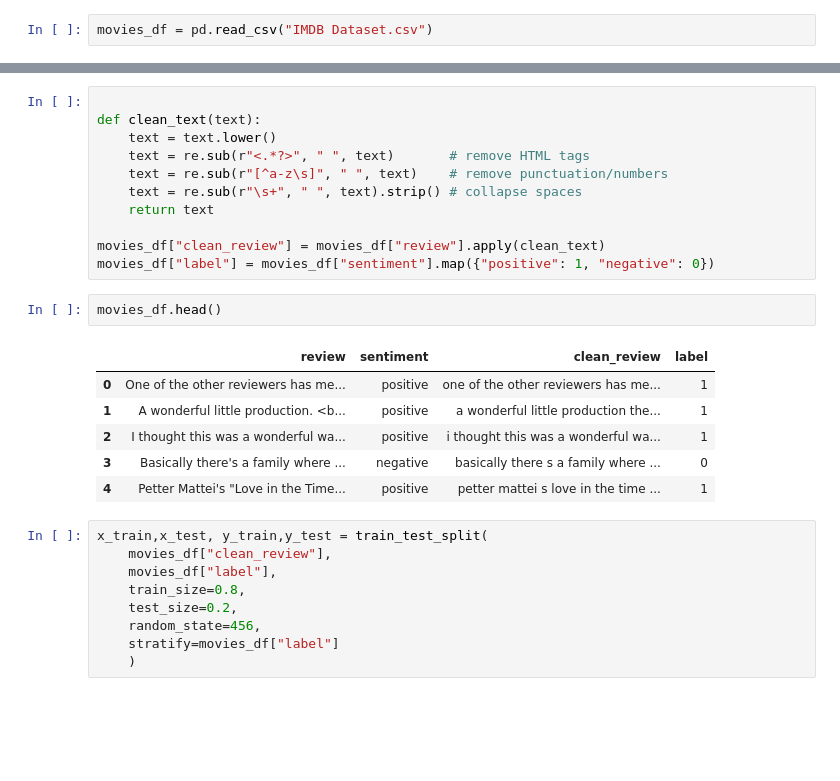
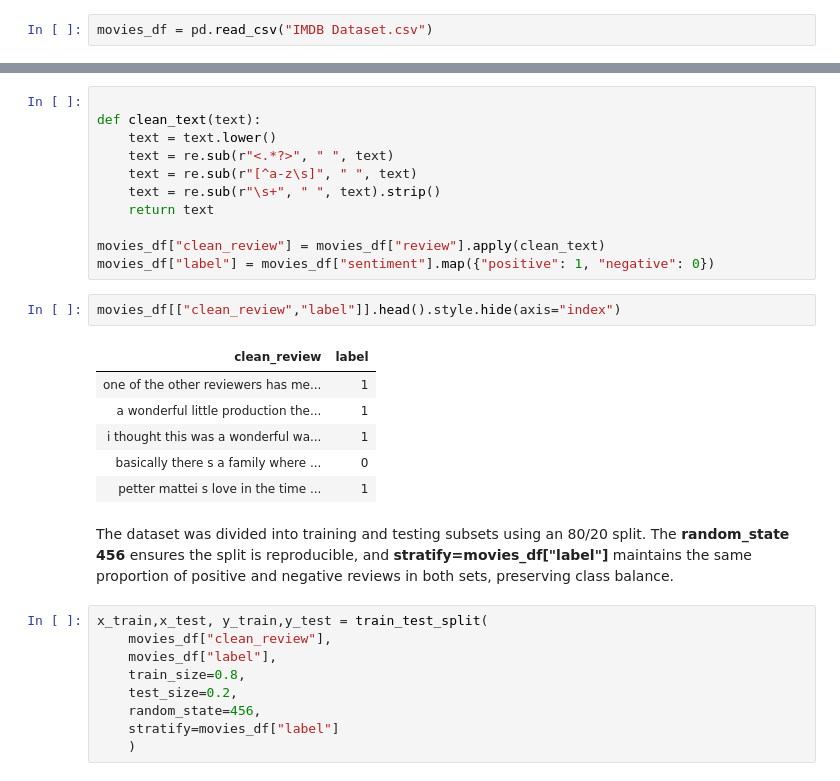
Before and after one commit to Sirwel/Data-620, a Jupyter notebook: week_10/high_frequency_words.ipynb, the cells around one changed output, grey strips where cells are left out. Drawn from its saved outputs; the diff is of its cells as text; blank space fills up the shorter version.

```diff
--- a/week_10/high_frequency_words.ipynb
+++ b/week_10/high_frequency_words.ipynb
@@ -48,22 +38,24 @@ movies_df.head()
 
 def clean_text(text):
     text = text.lower()
-    text = re.sub(r"<.*?>", " ", text)       # remove HTML tags
-    text = re.sub(r"[^a-z\s]", " ", text)    # remove punctuation/numbers
-    text = re.sub(r"\s+", " ", text).strip() # collapse spaces
+    text = re.sub(r"<.*?>", " ", text)
+    text = re.sub(r"[^a-z\s]", " ", text)
+    text = re.sub(r"\s+", " ", text).strip()
     return text
 
 movies_df["clean_review"] = movies_df["review"].apply(clean_text)
 movies_df["label"] = movies_df["sentiment"].map({"positive": 1, "negative": 0})
-# %%
-movies_df.head()
-# %% [output]
-|  | review | sentiment | clean_review | label |
-| 0 | One of the other reviewers has me... | positive | one of the other reviewers has me... | 1 |
-| 1 | A wonderful little production. <b... | positive | a wonderful little production the... | 1 |
-| 2 | I thought this was a wonderful wa... | positive | i thought this was a wonderful wa... | 1 |
-| 3 | Basically there's a family where ... | negative | basically there s a family where ... | 0 |
-| 4 | Petter Mattei's "Love in the Time... | positive | petter mattei s love in the time ... | 1 |
+# %%
+movies_df[["clean_review","label"]].head().style.hide(axis="index")
+# %% [output]
+| clean_review | label |
+| one of the other reviewers has me... | 1 |
+| a wonderful little production the... | 1 |
+| i thought this was a wonderful wa... | 1 |
+| basically there s a family where ... | 0 |
+| petter mattei s love in the time ... | 1 |
+# %% [markdown]
+The dataset was divided into training and testing subsets using an 80/20 split. The **random_state 456** ensures the split is reproducible, and **stratify=movies_df["label"]** maintains the same proportion of positive and negative reviews in both sets, preserving class balance.
 # %%
 x_train,x_test, y_train,y_test = train_test_split(
     movies_df["clean_review"],
```
Also changed, not shown: parts of 30 cells of this notebook.
